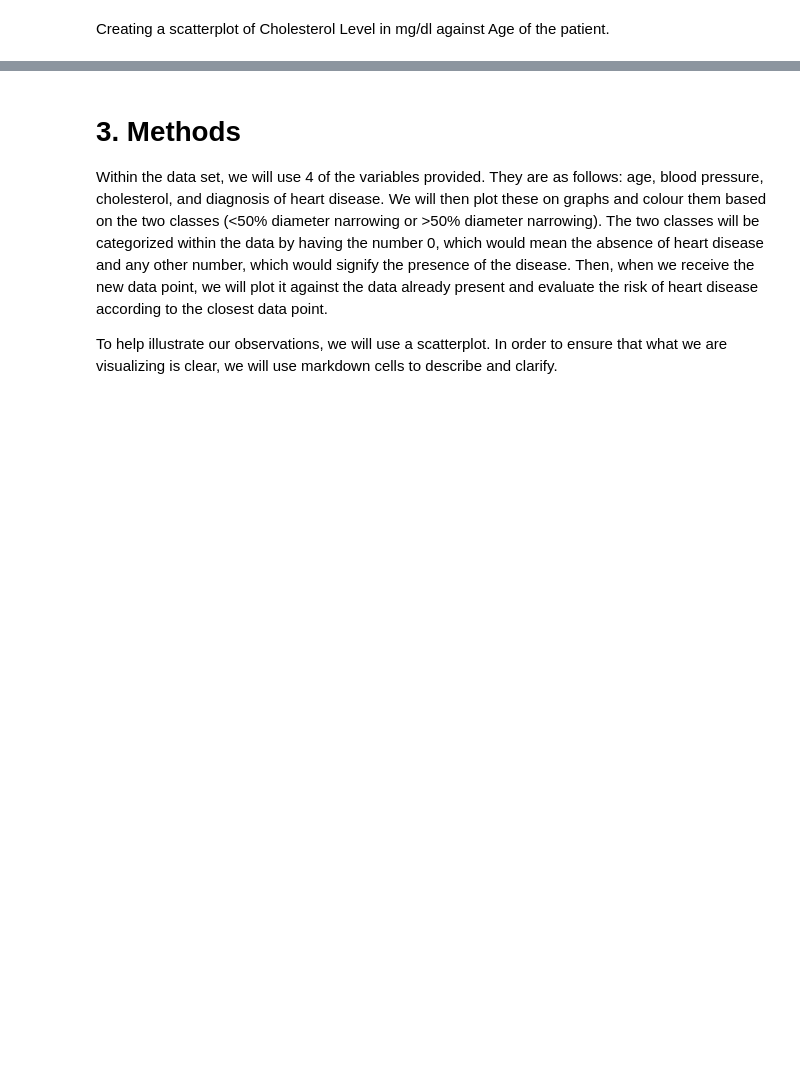
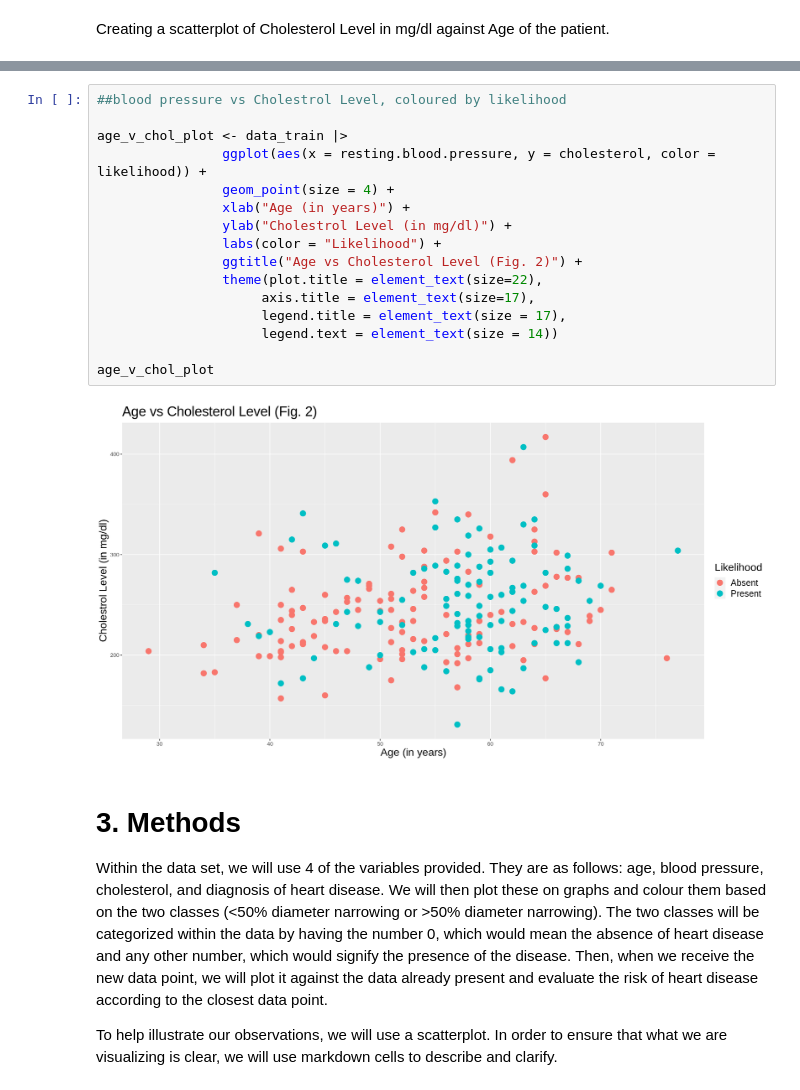
Before and after one commit to VivaanWadhwa/Heart_Disease_Prediction, a Jupyter notebook: Tidy_Data.ipynb, the cells around one changed output, grey strips where cells are left out. Saved outputs shown, nothing was run; the diff lists cells and outputs as text; blank space fills up the shorter version.

```diff
--- a/Tidy_Data.ipynb
+++ b/Tidy_Data.ipynb
@@ -176,6 +175,24 @@ age_v_chol_plot <- data_train |>
 age_v_chol_plot
 # %% [output]
 [figure]
+# %%
+##blood pressure vs Cholestrol Level, coloured by likelihood
+
+age_v_chol_plot <- data_train |>
+                ggplot(aes(x = resting.blood.pressure, y = cholesterol, color = likelihood)) +
+                geom_point(size = 4) +
+                xlab("Age (in years)") +
+                ylab("Cholestrol Level (in mg/dl)") +
+                labs(color = "Likelihood") +
+                ggtitle("Age vs Cholesterol Level (Fig. 2)") +
+                theme(plot.title = element_text(size=22),
+                     axis.title = element_text(size=17),
+                     legend.title = element_text(size = 17),
+                     legend.text = element_text(size = 14))
+
+age_v_chol_plot
+# %% [output]
+[figure, added]
 # %% [markdown]
 # 3. Methods
 
```
Also changed, not shown: parts of 2 cells of this notebook.
